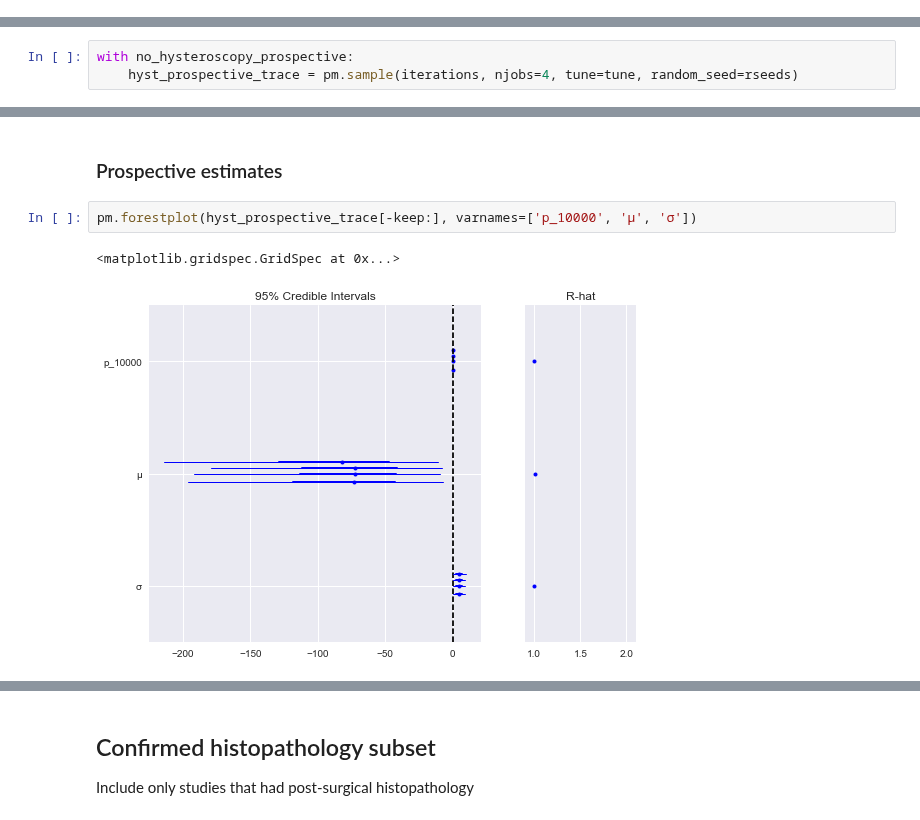
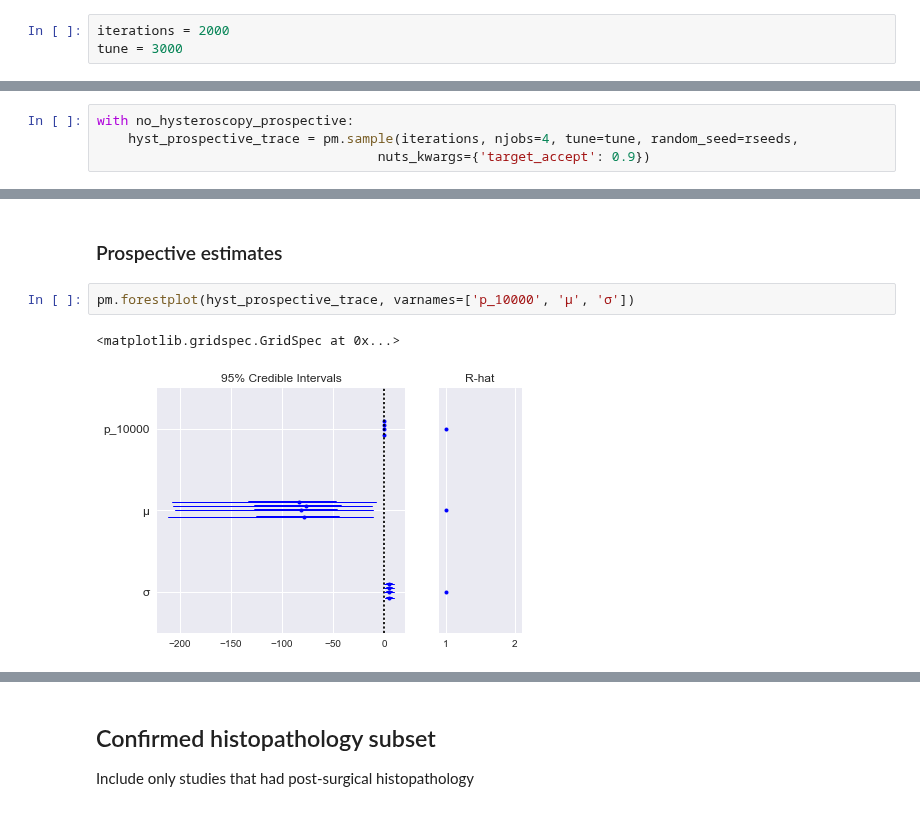
Before and after one commit to VanderbiltPopHealthSci/uterine_fibroids_MA, a Jupyter notebook: Key Question 3 Meta-analysis.ipynb, the cells around one changed output, grey strips where cells are left out. Saved outputs shown, nothing was run; the diff lists cells and outputs as text.

```diff
--- a/Key Question 3 Meta-analysis.ipynb
+++ b/Key Question 3 Meta-analysis.ipynb
@@ -162,3 +180,6 @@ old_pritts[~prospective_mask].Population.sum(), old_pritts[~prospective_mask].Po
+# %%
+iterations = 2000
+tune = 3000
 # %% [markdown]
 Here's the prospective model:
 # %%
@@ -487,5 +418,6 @@ p_10000:
 # %%
 with no_hysteroscopy_prospective:
-    hyst_prospective_trace = pm.sample(iterations, njobs=4, tune=tune, random_seed=rseeds)
+    hyst_prospective_trace = pm.sample(iterations, njobs=4, tune=tune, random_seed=rseeds,
+                                    nuts_kwargs={'target_accept': 0.9})
 # %% [output]
 Auto-assigning NUTS sampler...
@@ -495,8 +448,8 @@ Evidence of divergence detected, inspect ELBO.
 # %% [markdown]
 ### Prospective estimates
 # %%
-pm.forestplot(hyst_prospective_trace[-keep:], varnames=['p_10000', 'μ', 'σ'])
+pm.forestplot(hyst_prospective_trace, varnames=['p_10000', 'μ', 'σ'])
 # %% [output]
 <matplotlib.gridspec.GridSpec at 0x...>
-[figure, old version]
+[figure, new version]
 # %%
```
Also changed, not shown: parts of 63 cells of this notebook, 1 other file.
